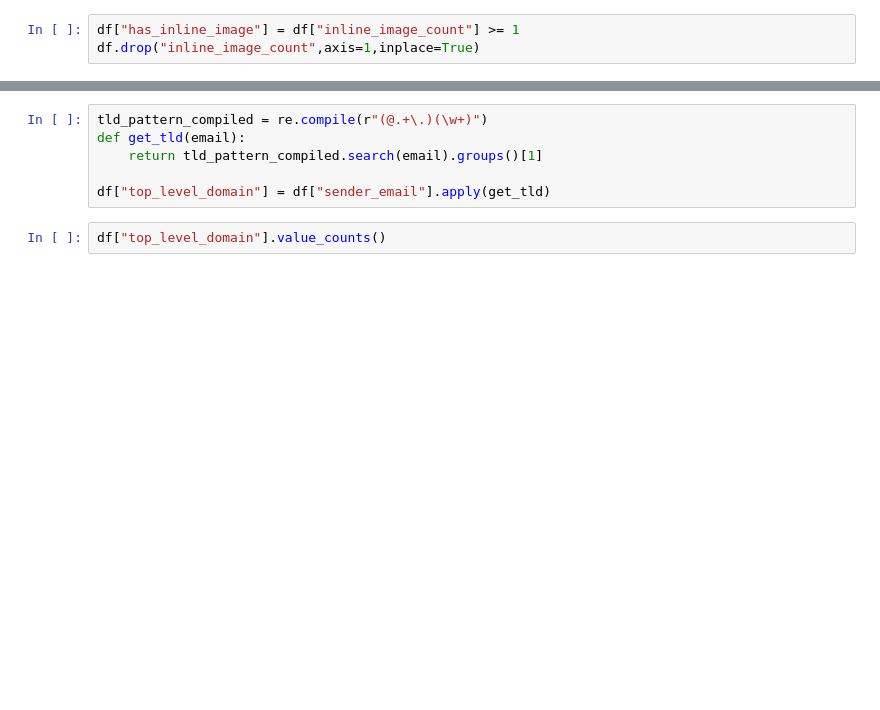
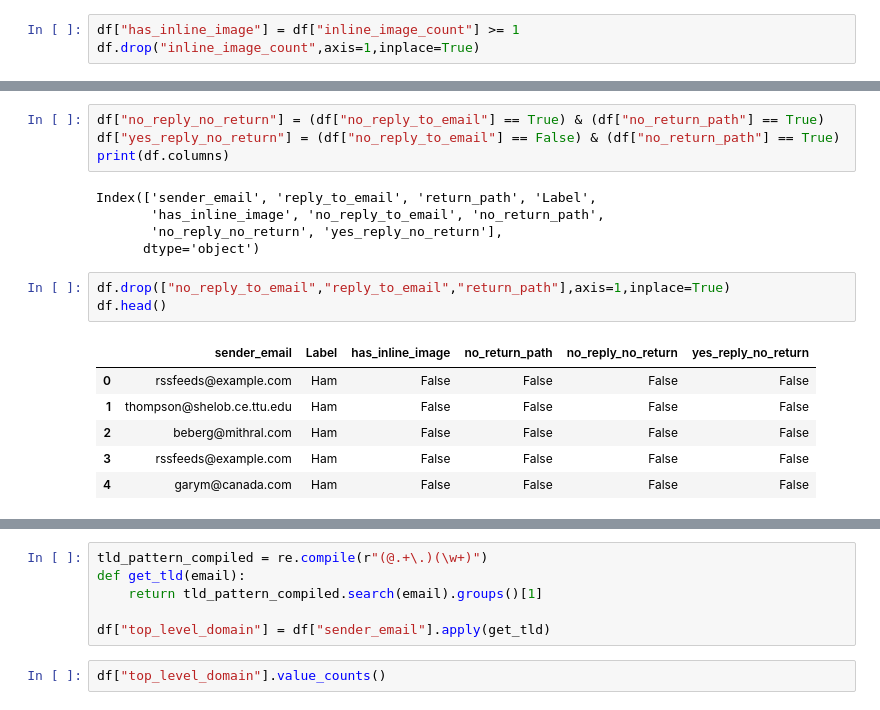
Before and after one commit to susmitpy/Spam-Email-Detector, a Jupyter notebook: Data/Data Wrangling/Scripts/Preprocessing Stage 1.ipynb, the cells around one changed output, grey strips where cells are left out. Cells and saved outputs as stored; diff of their text form; blank space fills up the shorter version.

```diff
--- a/Data/Data Wrangling/Scripts/Preprocessing Stage 1.ipynb
+++ b/Data/Data Wrangling/Scripts/Preprocessing Stage 1.ipynb
@@ -103,0 +221,19 @@ df.head()
+# %%
+df["no_reply_no_return"] = (df["no_reply_to_email"] == True) & (df["no_return_path"] == True)
+df["yes_reply_no_return"] = (df["no_reply_to_email"] == False) & (df["no_return_path"] == True)
+print(df.columns)
+# %% [output]
+Index(['sender_email', 'reply_to_email', 'return_path', 'Label',
+       'has_inline_image', 'no_reply_to_email', 'no_return_path',
+       'no_reply_no_return', 'yes_reply_no_return'],
+      dtype='object')
+# %%
+df.drop(["no_reply_to_email","reply_to_email","return_path"],axis=1,inplace=True)
+df.head()
+# %% [output]
+|  | sender_email | Label | has_inline_image | no_return_path | no_reply_no_return | yes_reply_no_return |
+| 0 | rssfeeds@example.com | Ham | False | False | False | False |
+| 1 | thompson@shelob.ce.ttu.edu | Ham | False | False | False | False |
+| 2 | beberg@mithral.com | Ham | False | False | False | False |
+| 3 | rssfeeds@example.com | Ham | False | False | False | False |
+| 4 | garym@canada.com | Ham | False | False | False | False |
```
Also changed, not shown: parts of 25 cells of this notebook, 2 other files.
